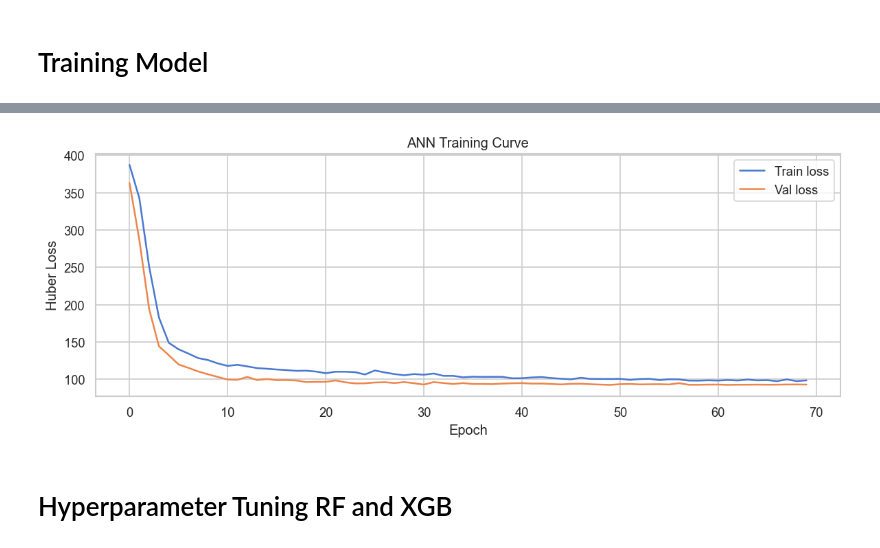
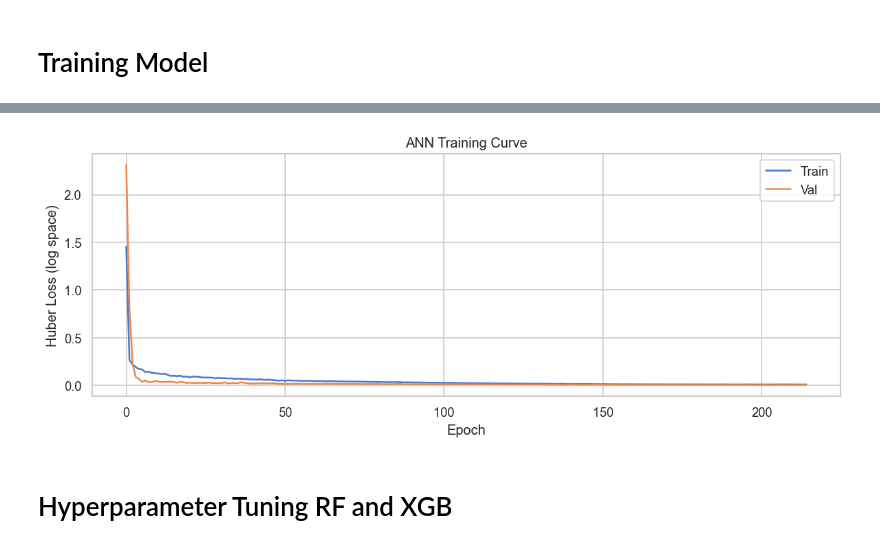
Before and after one commit to heyisula/caloriesense, a Jupyter notebook: train.ipynb, the cells around one changed output, grey strips where cells are left out. Drawn from its saved outputs; the diff is of its cells as text; code cells hidden in the pictures.

```diff
--- a/train.ipynb
+++ b/train.ipynb
@@ -890,19 +913,13 @@ Random Forest Regressor:
 # %%
-print('XG Boost Regressor:')
+print('XGBoost Regressor:')
 xgb = XGBRegressor(
-    n_estimators=500,
-    learning_rate=0.03,
-    max_depth=4,
-    subsample=0.9,
-    colsample_bytree=0.9,
-    reg_alpha=0.1,
-    reg_lambda=1,
-    random_state=42,
-    verbosity=0
+    n_estimators=500, learning_rate=0.03, max_depth=4,
+    subsample=0.9, colsample_bytree=0.9,
+    reg_alpha=0.1, reg_lambda=1,
+    random_state=42, verbosity=0
 )
 xgb.fit(X_train, y_train,
-        eval_set=[(X_test, y_test)],
-        verbose=False)
+        eval_set=[(X_test, y_test)], verbose=False)
 pred_xgb = evaluate('XGBoost', xgb,
-                    X_train, X_test, y_train, y_test)
+                    X_train, X_test, y_train, y_test, y_test_raw)
 # %% [output]
@@ -988,7 +1005,7 @@ XG Boost Regressor:
 #  ReduceLROnPlateau
 # Improves ANN performance by allowing small negative activations (LeakyReLU), preventing overfitting (L2 regularization), increasing model capacity (wider layer), and adaptively reducing learning rate when validation loss plateaus.
 
-print('ANN | LeakyReLU + L2 regularisation:')
+print('ANN | LeakyReLU + L2 regularisation + Huber Loss:')
 
 n_features = X_train_sc.shape[1]
 REG = l2(1e-4)
@@ -996,22 +1013,18 @@ REG = l2(1e-4)
 ann = Sequential([
     Dense(256, kernel_regularizer=REG, input_shape=(n_features,)),
     LeakyReLU(negative_slope=0.1),
-    BatchNormalization(),
-    Dropout(0.3),
+    BatchNormalization(), Dropout(0.3),
 
     Dense(128, kernel_regularizer=REG),
     LeakyReLU(negative_slope=0.1),
-    BatchNormalization(),
-    Dropout(0.2),
+    BatchNormalization(), Dropout(0.2),
 
     Dense(64, kernel_regularizer=REG),
     LeakyReLU(negative_slope=0.1),
-    BatchNormalization(),
-    Dropout(0.1),
+    BatchNormalization(), Dropout(0.1),
 
     Dense(32, kernel_regularizer=REG),
     LeakyReLU(negative_slope=0.1),
-
     Dense(1)
 ])
 
@@ -1020,7 +1033,6 @@ ann.compile(
     loss='huber',          # Huber loss: less sensitive to large residuals
     metrics=['mae']
 )
-
 early_stop = EarlyStopping(
     monitor='val_loss', patience=20,
     restore_best_weights=True, verbose=0
@@ -1039,43 +1051,34 @@ history = ann.fit(
     verbose=0
 )
 
-pred_ann = ann.predict(X_test_sc).flatten()
-pred_ann = np.clip(pred_ann, 0, None)
+pred_ann_log = ann.predict(X_test_sc).flatten()
+pred_ann     = np.expm1(np.clip(pred_ann_log, 0, None))
+actual       = y_test_raw.values
 
-mae_ann  = mean_absolute_error(y_test, pred_ann)
-rmse_ann = np.sqrt(mean_squared_error(y_test, pred_ann))
-r2_ann   = r2_score(y_test, pred_ann)
-mape_ann = np.mean(np.abs((y_test.values - pred_ann) / np.clip(y_test.values, 1, None))) * 100
-errors_ann = np.abs(y_test.values - pred_ann)
-acc50_ann  = (errors_ann <=  50).mean() * 100
-acc100_ann = (errors_ann <= 100).mean() * 100
-acc150_ann = (errors_ann <= 150).mean() * 100
-ab = pd.cut(y_test, bins=CALORIE_BINS, labels=CALORIE_LABELS).astype(str)
+mae_ann  = mean_absolute_error(actual, pred_ann)
+rmse_ann = np.sqrt(mean_squared_error(actual, pred_ann))
+r2_ann   = r2_score(actual, pred_ann)
+mape_ann = np.mean(np.abs((actual-pred_ann)/np.clip(actual,1,None)))*100
+err_ann  = np.abs(actual - pred_ann)
+ab = pd.cut(pd.Series(actual),   bins=CALORIE_BINS, labels=CALORIE_LABELS).astype(str)
 pb = pd.cut(pd.Series(pred_ann), bins=CALORIE_BINS, labels=CALORIE_LABELS).astype(str)
 f1_ann = f1_score(ab, pb, average='weighted', zero_division=0)
 
 results['ANN'] = {
-    'MAE': mae_ann, 'RMSE': rmse_ann, 'R2': r2_ann,
-    'MAPE': mape_ann,
-    'Acc@50': acc50_ann, 'Acc@100': acc100_ann, 'Acc@150': acc150_ann,
-    'BinnedF1': f1_ann,
-    'CV_R2_mean': float('nan'), 'CV_R2_std': float('nan')
+    'MAE':mae_ann,'RMSE':rmse_ann,'R2':r2_ann,'MAPE':mape_ann,
+    'Acc@50':(err_ann<=50).mean()*100,
+    'Acc@100':(err_ann<=100).mean()*100,
+    'Acc@150':(err_ann<=150).mean()*100,
+    'BinnedF1':f1_ann,
+    'CV_R2_mean':float('nan'),'CV_R2_std':float('nan')
 }
+print(f'  MAE={mae_ann:.2f}  RMSE={rmse_ann:.2f}  R²={r2_ann:.4f}')
+print(f'  MAPE={mape_ann:.2f}%  Acc@100={(err_ann<=100).mean()*100:.1f}%  BinnedF1={f1_ann:.4f}')
 
-print(f'  MAE        = {mae_ann:.2f} cal')
-print(f'  RMSE       = {rmse_ann:.2f} cal')
-print(f'  R²         = {r2_ann:.4f}')
-print(f'  MAPE       = {mape_ann:.2f}%')
-print(f'  Acc ±50 cal = {acc50_ann:.1f}%')
-print(f'  Acc ±100 cal= {acc100_ann:.1f}%')
-print(f'  Acc ±150 cal= {acc150_ann:.1f}%')
-print(f'  Binned F1  = {f1_ann:.4f}')
-print('  (CV not run for Keras models)')
-
-plt.figure(figsize=(10, 4))
-plt.plot(history.history['loss'],     label='Train loss')
-plt.plot(history.history['val_loss'], label='Val loss')
-plt.xlabel('Epoch'); plt.ylabel('Huber Loss')
-plt.title('ANN Training Curve')
-plt.legend(); plt.tight_layout(); plt.show()
+plt.figure(figsize=(10,4))
+plt.plot(history.history['loss'],     label='Train')
+plt.plot(history.history['val_loss'], label='Val')
+plt.xlabel('Epoch'); plt.ylabel('Huber Loss (log space)')
+plt.title('ANN Training Curve'); plt.legend()
+plt.tight_layout(); plt.show()
 # %% [output]
@@ -1093,4 +1089,4 @@ ANN | LeakyReLU + L2 regularisation:
-[figure, old version]
+[figure, new version]
 # %% [markdown]
 # Hyperparameter Tuning RF and XGB
 # %%
```
Also changed, not shown: parts of 36 cells of this notebook, 7 other files.
